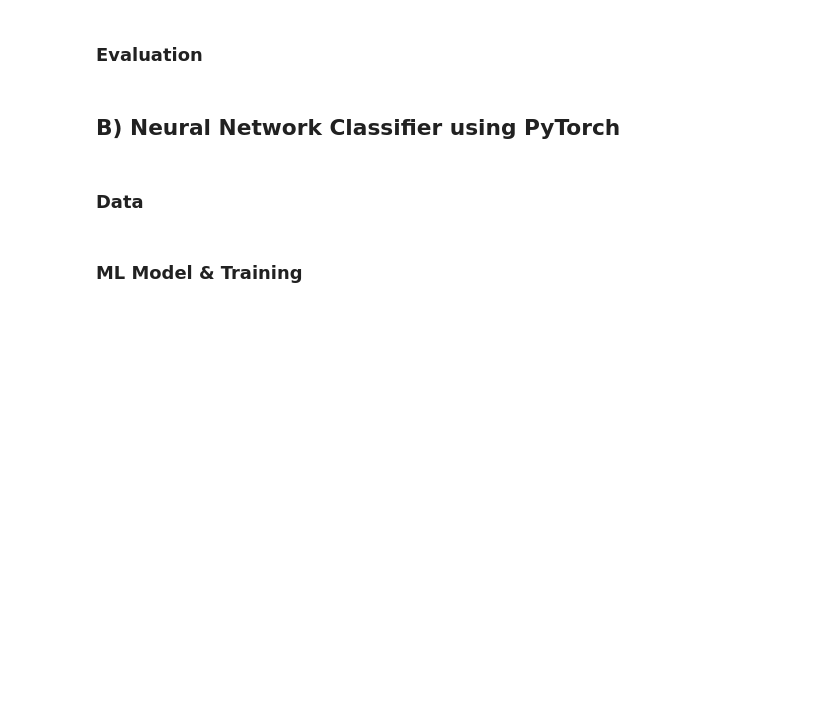
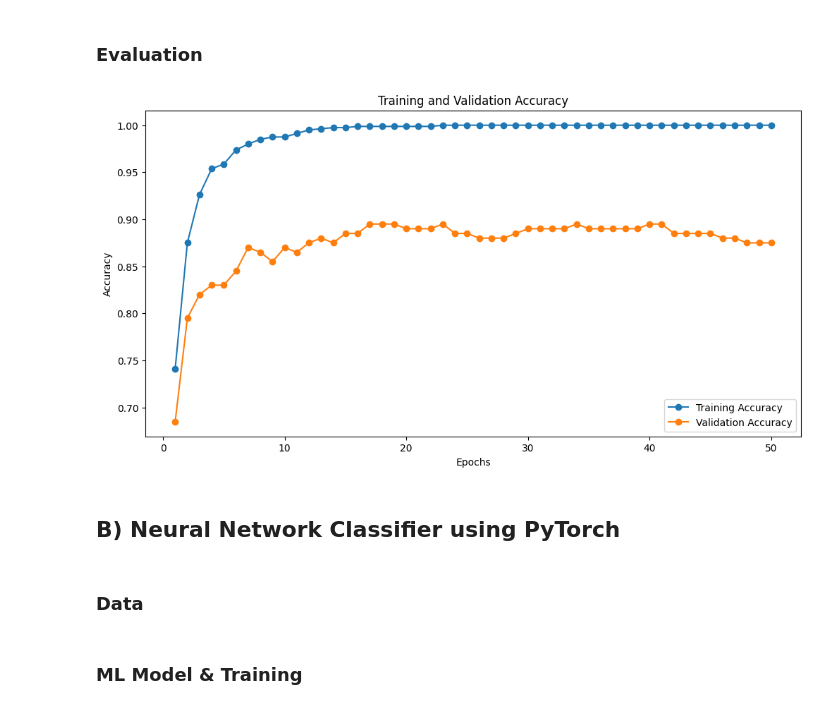
Before and after one commit to Hertie-School-Deep-Learning-Fall-2023/problem-set-1-ps1_carmen_kai, a Jupyter notebook: MNIST_classification_answered.ipynb, the cells around one changed output. Drawn from its saved outputs; the diff is of its cells as text; code cells hidden in the pictures; blank space fills up the shorter version.

```diff
--- a/MNIST_classification_answered.ipynb
+++ b/MNIST_classification_answered.ipynb
@@ -68,3 +221,24 @@ history = dnn.fit(x_train, y_train, x_val, y_val)
+# %%
+'''TODO: plot accuracy on train and validation set over epochs'''
+
+epochs = range(1, len(history['accuracy']) + 1)
+
+plt.figure(figsize=(12,6))
+
+# Plotting training accuracy
+plt.plot(epochs, history['accuracy'], label='Training Accuracy', marker='o')
+
+# Plotting validation accuracy
+plt.plot(epochs, history['val_accuracy'], label='Validation Accuracy', marker='o')
+
+plt.title('Training and Validation Accuracy')
+plt.xlabel('Epochs')
+plt.ylabel('Accuracy')
+plt.legend()
+
+plt.show()
+# %% [output]
+[figure, added]
 # %% [markdown]
 ## B) Neural Network Classifier using PyTorch
 # %% [markdown]
```
Also changed, not shown: parts of 4 cells of this notebook, 2 other files.
